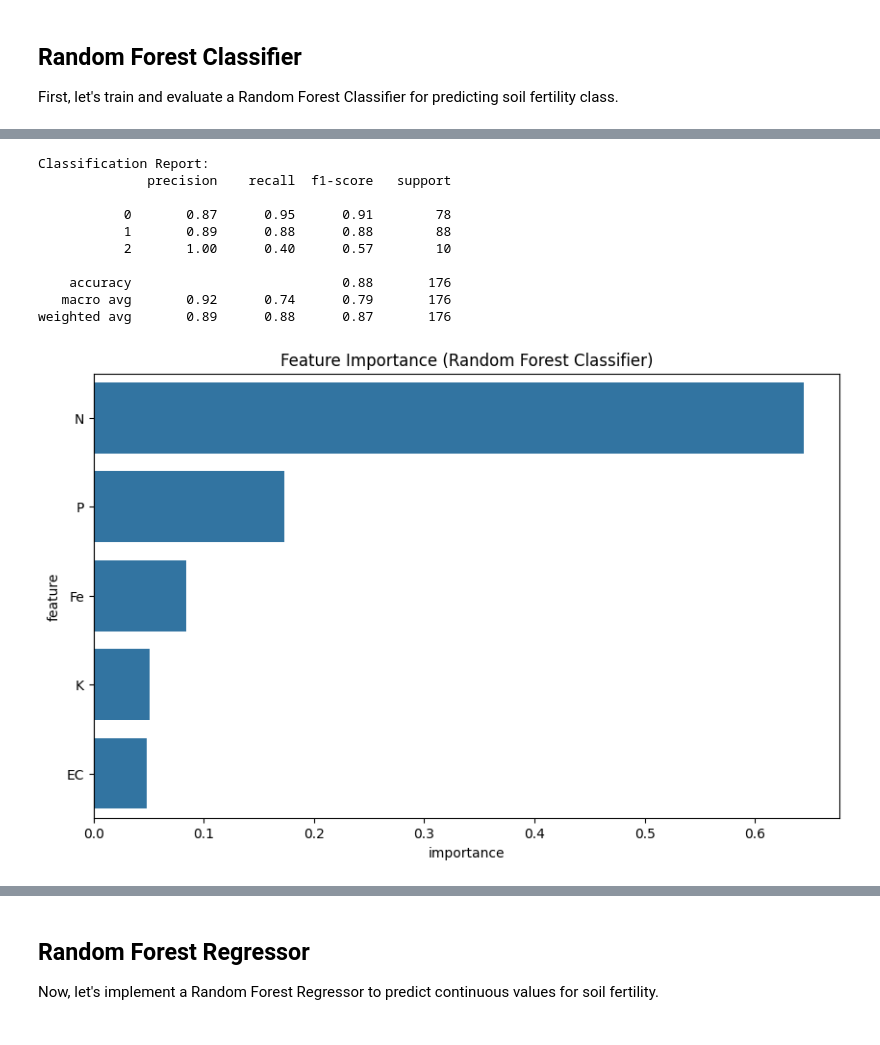
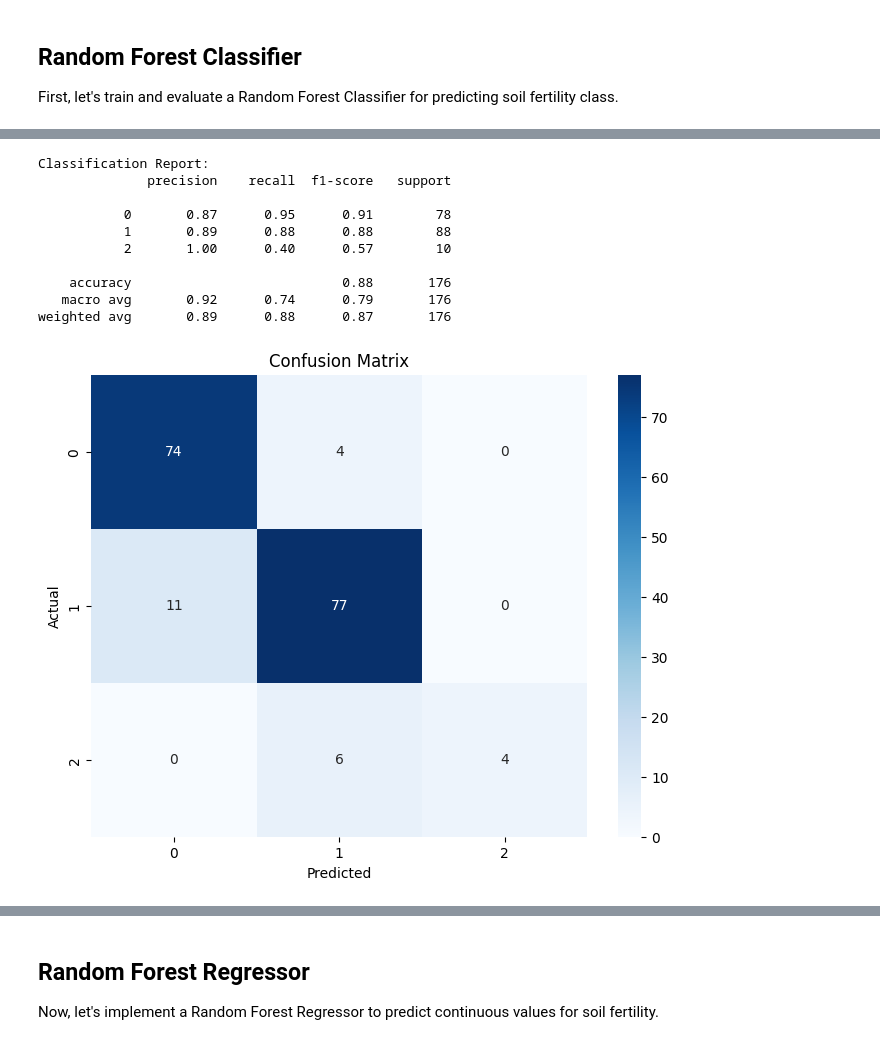
Before and after one commit to SoumyadipYT-OSS/SDP_Agri_Swastha, a Jupyter notebook: Models/soil_fertility_analysis_rnd_frst.ipynb, the cells around one changed output, grey strips where cells are left out. Saved outputs shown, nothing was run; the diff lists cells and outputs as text; code cells hidden in the pictures.

```diff
--- a/Models/soil_fertility_analysis_rnd_frst.ipynb
+++ b/Models/soil_fertility_analysis_rnd_frst.ipynb
@@ -50,6 +56,10 @@ Data columns (total 6 columns):
 75%    307.00000   10.550000  581.000000    0.640000    6.320000    1.000000
 max    383.00000  125.000000  887.000000    0.950000   44.000000    2.000000
 # %%
+# Separate features and target
+X = df.drop('Output', axis=1)
+y = df['Output']
+
 # Create correlation heatmap
 plt.figure(figsize=(10, 8))
 sns.heatmap(df.corr(), annot=True, cmap='coolwarm')
@@ -72,0 +127,13 @@ X_train, X_test, y_train, y_test = train_test_split(X, y, test_size=0.2, random_
+# %%
+# Scale the features
+scaler = StandardScaler()
+X_scaled = scaler.fit_transform(X)
+X_train_scaled = scaler.transform(X_train)
+X_test_scaled = scaler.transform(X_test)
+
+# Initial cross-validation for classifier
+base_clf = RandomForestClassifier(n_estimators=100, random_state=42)
+cv_scores = cross_val_score(base_clf, X_scaled, y, cv=5)
+
+print("Cross-validation scores (Classifier):", cv_scores)
+print(f"Mean CV Score: {cv_scores.mean():.4f} (+/- {cv_scores.std() * 2:.4f})")
@@ -77,34 +175,78 @@ First, let's train and evaluate a Random Forest Classifier for predicting soil f
 # %%
 # Initialize and train the Random Forest Classifier
 rf_classifier = RandomForestClassifier(n_estimators=100, random_state=42)
 rf_classifier.fit(X_train, y_train)
 
-# Make predictions
-y_pred_clf = rf_classifier.predict(X_test)
+# Make predictions with best model
+y_pred_clf = best_clf.predict(X_test_scaled)
 
 # Print classification metrics
 print("Classification Report:")
 print(classification_report(y_test, y_pred_clf))
 
+# Plot confusion matrix
+plt.figure(figsize=(8, 6))
+cm = confusion_matrix(y_test, y_pred_clf)
+sns.heatmap(cm, annot=True, fmt='d', cmap='Blues')
+plt.title('Confusion Matrix')
+plt.xlabel('Predicted')
+plt.ylabel('Actual')
+plt.show()
+
+# Get unique classes
+n_classes = len(np.unique(y))
+
+# Convert labels to binary format
+y_test_bin = label_binarize(y_test, classes=np.unique(y))
+
+# Get probability predictions
+y_score = best_clf.predict_proba(X_test_scaled)
+
+# Compute ROC curve and ROC area for each class
+fpr = dict()
+tpr = dict()
+roc_auc = dict()
+
+for i in range(n_classes):
+    fpr[i], tpr[i], _ = roc_curve(y_test_bin[:, i], y_score[:, i])
+    roc_auc[i] = auc(fpr[i], tpr[i])
+
+# Plot ROC curves
+plt.figure(figsize=(10, 8))
+colors = ['blue', 'red', 'green', 'purple', 'orange']  # Add more colors if needed
+
+for i, color in zip(range(n_classes), colors):
+    plt.plot(fpr[i], tpr[i], color=color, lw=2,
+             label=f'ROC curve (class {i}) (AUC = {roc_auc[i]:.2f})')
+
+plt.plot([0, 1], [0, 1], 'k--', lw=2)
+plt.xlim([0.0, 1.0])
+plt.ylim([0.0, 1.05])
+plt.xlabel('False Positive Rate')
+plt.ylabel('True Positive Rate')
+plt.title('Multi-class ROC Curves')
+plt.legend(loc='lower right')
+plt.show()
+
 # Plot feature importance
 feature_importance = pd.DataFrame({
     'feature': X.columns,
-    'importance': rf_classifier.feature_importances_
+    'importance': best_clf.feature_importances_
 }).sort_values('importance', ascending=False)
 
 plt.figure(figsize=(10, 6))
 sns.barplot(x='importance', y='feature', data=feature_importance)
 plt.title('Feature Importance (Random Forest Classifier)')
 plt.show()
 # %% [output]
 Classification Report:
               precision    recall  f1-score   support
 
            0       0.87      0.95      0.91        78
            1       0.89      0.88      0.88        88
            2       1.00      0.40      0.57        10
 
     accuracy                           0.88       176
    macro avg       0.92      0.74      0.79       176
 weighted avg       0.89      0.88      0.87       176
-[figure, old version]
+[figure, new version]
```
Also changed, not shown: parts of 12 cells of this notebook.
